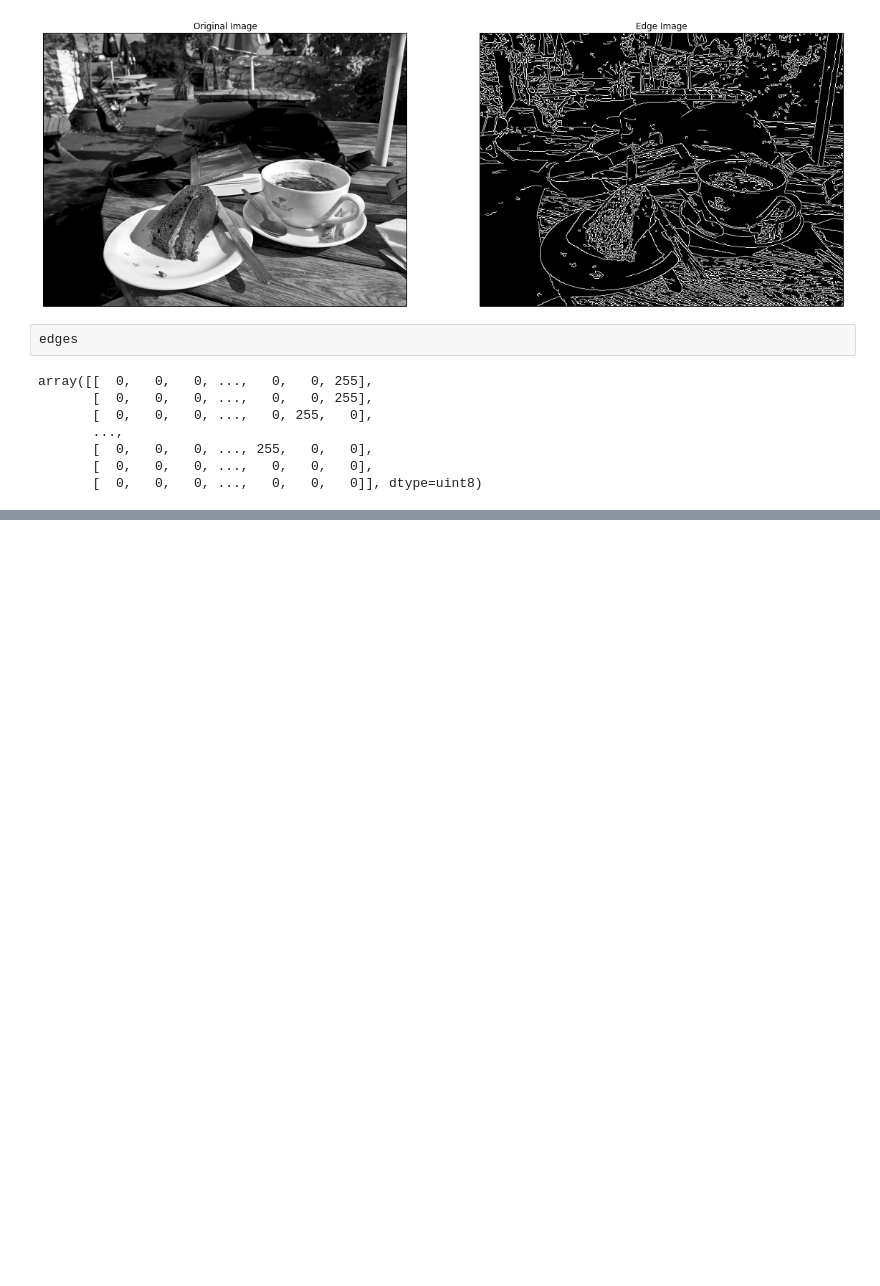
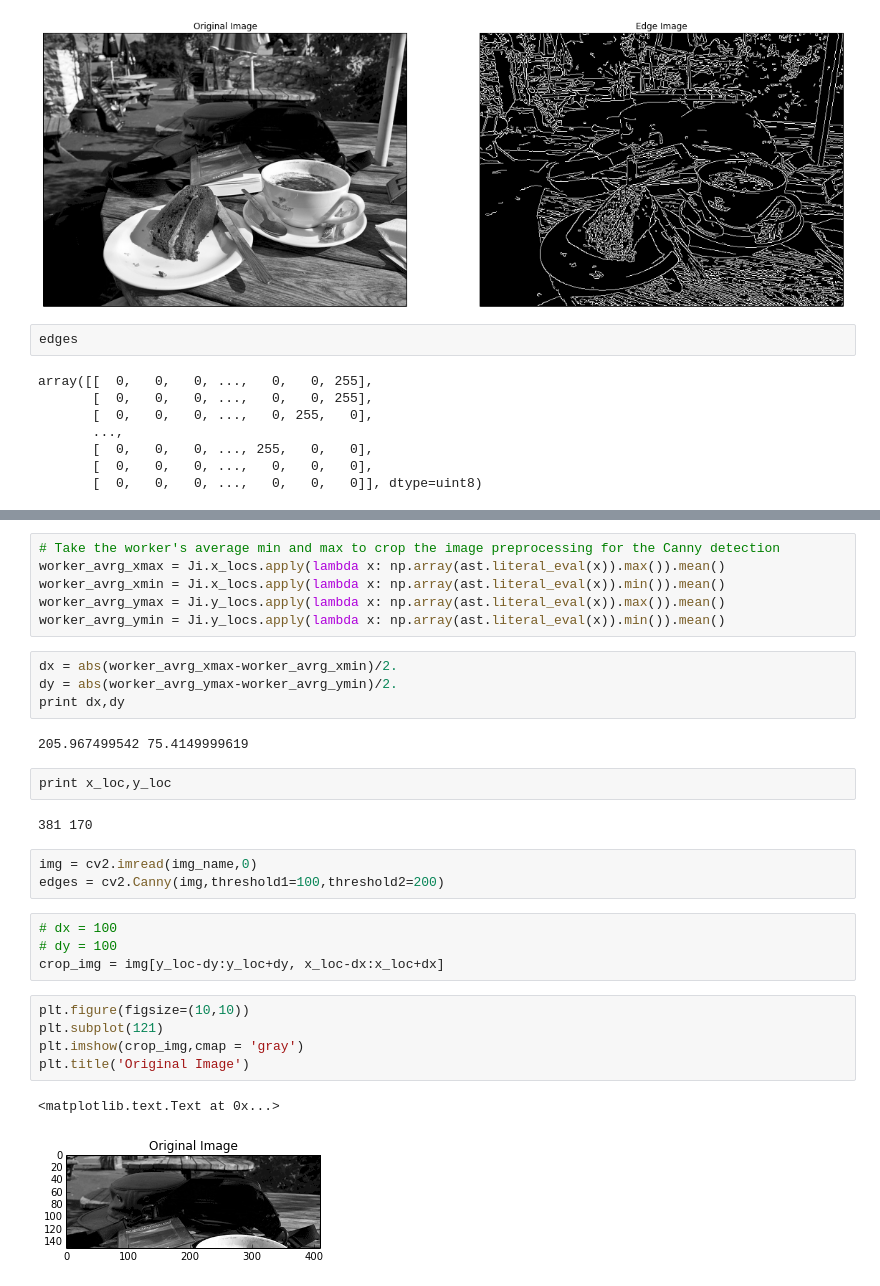
Before and after one commit to dorisjlee/crowd-seg, a Jupyter notebook: analysis/2016_12_29_CVBasedMetrics.ipynb, the cells around one changed output, grey strips where cells are left out. Cells and saved outputs as stored; diff of their text form; blank space fills up the shorter version.

Commit message:
working on canny detector based metrics

```diff
--- a/analysis/2016_12_29_CVBasedMetrics.ipynb
+++ b/analysis/2016_12_29_CVBasedMetrics.ipynb
@@ -40,0 +62,31 @@ array([[  0,   0,   0, ...,   0,   0, 255],
+# %%
+# Take the worker's average min and max to crop the image preprocessing for the Canny detection
+worker_avrg_xmax = Ji.x_locs.apply(lambda x: np.array(ast.literal_eval(x)).max()).mean()
+worker_avrg_xmin = Ji.x_locs.apply(lambda x: np.array(ast.literal_eval(x)).min()).mean()
+worker_avrg_ymax = Ji.y_locs.apply(lambda x: np.array(ast.literal_eval(x)).max()).mean()
+worker_avrg_ymin = Ji.y_locs.apply(lambda x: np.array(ast.literal_eval(x)).min()).mean()
+# %%
+dx = abs(worker_avrg_xmax-worker_avrg_xmin)/2.
+dy = abs(worker_avrg_ymax-worker_avrg_ymin)/2.
+print dx,dy
+# %% [output]
+205.967499542 75.4149999619
+# %%
+print x_loc,y_loc
+# %% [output]
+381 170
+# %%
+img = cv2.imread(img_name,0)
+edges = cv2.Canny(img,threshold1=100,threshold2=200)
+# %%
+# dx = 100
+# dy = 100
+crop_img = img[y_loc-dy:y_loc+dy, x_loc-dx:x_loc+dx]
+# %%
+plt.figure(figsize=(10,10))
+plt.subplot(121)
+plt.imshow(crop_img,cmap = 'gray')
+plt.title('Original Image')
+# %% [output]
+<matplotlib.text.Text at 0x...>
+[figure, added]
```
Also changed, not shown: parts of 33 cells of this notebook, 1 other file.
